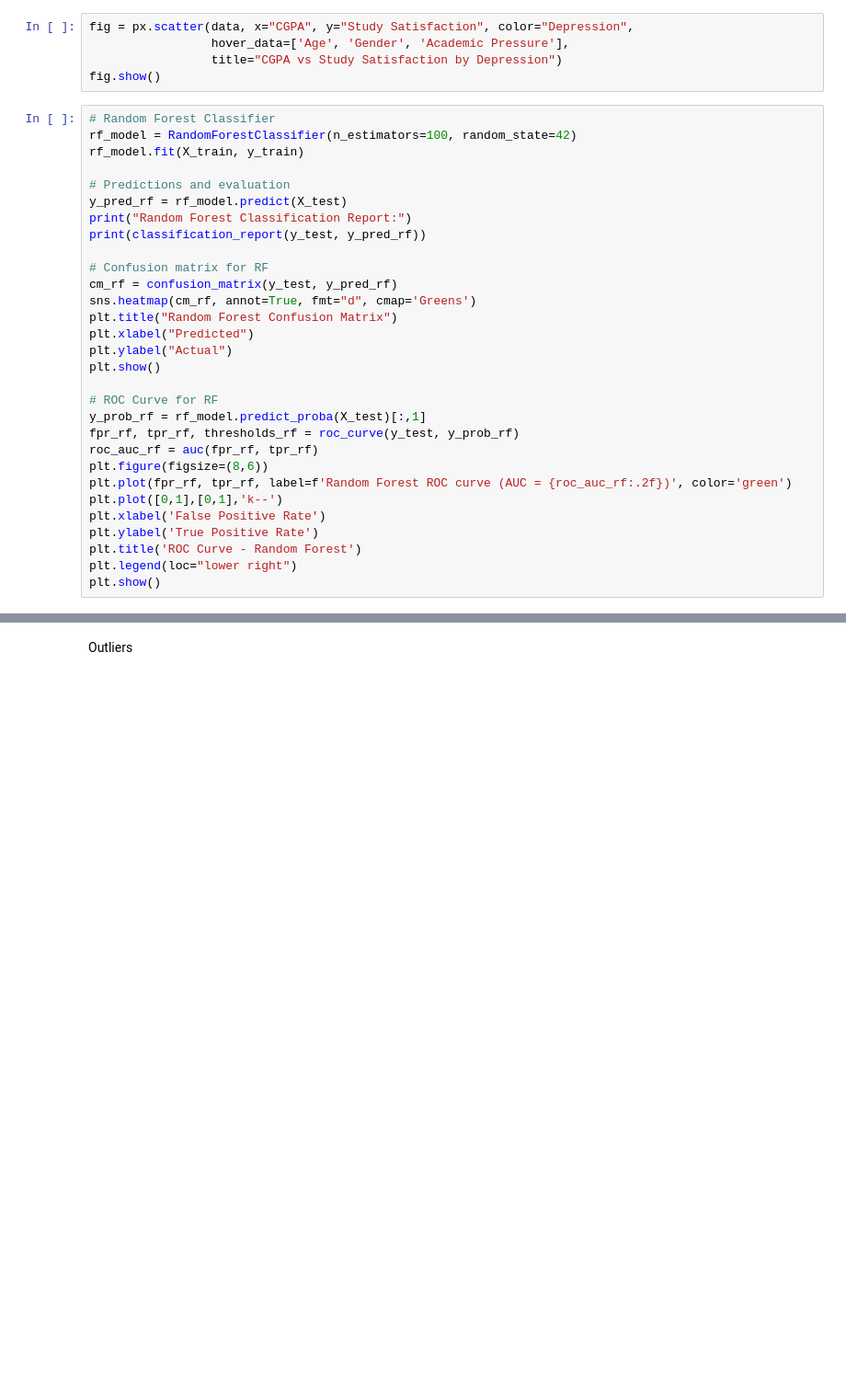
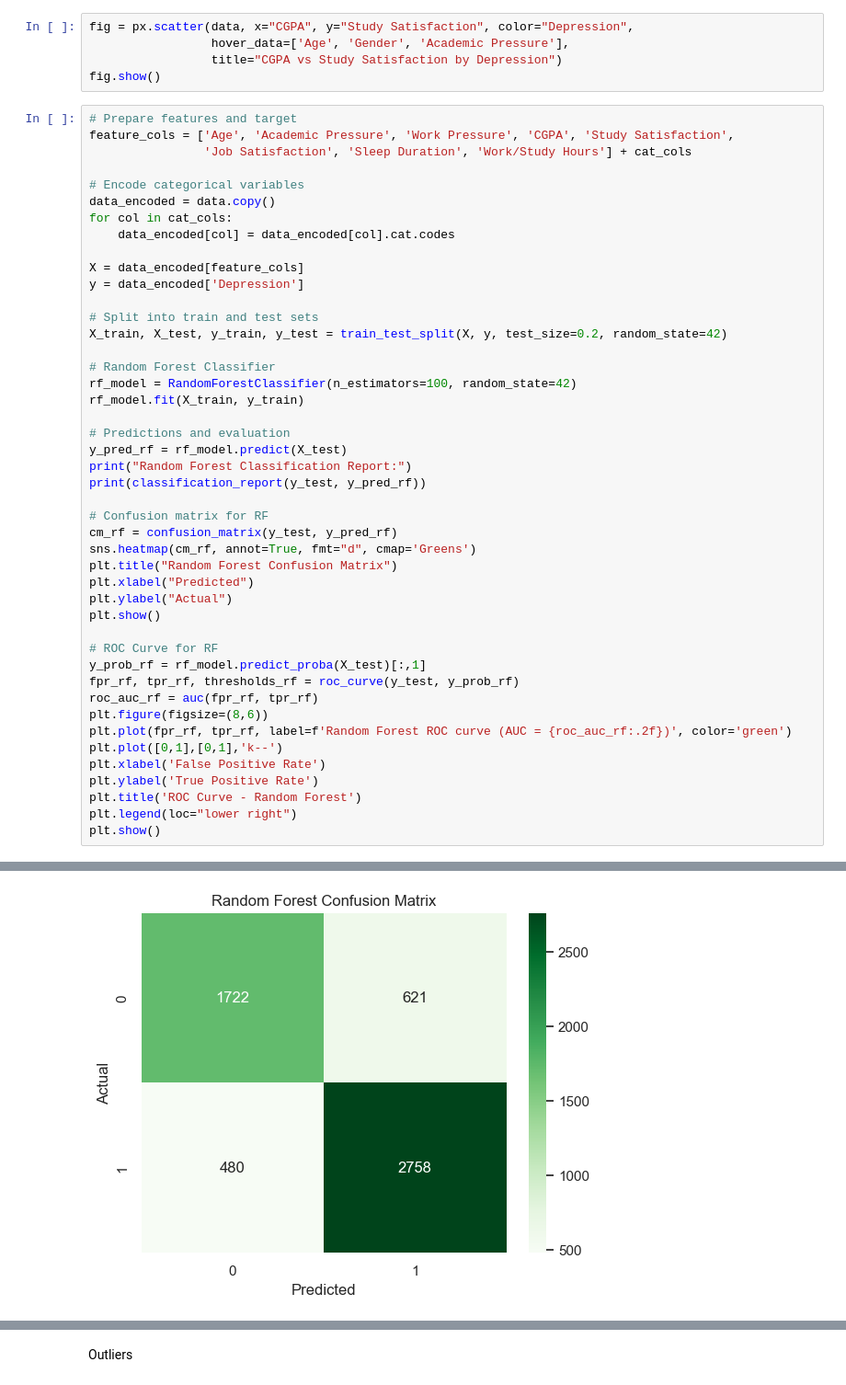
Before and after one commit to Factoria-F5-madrid/Proyecto3_JohiOrtiz_EDA, a Jupyter notebook: eda_depresión_estudiantes.ipynb, the cells around one changed output, grey strips where cells are left out. Shown at 92% size. Cells and saved outputs as stored; diff of their text form; blank space fills up the shorter version.

```diff
--- a/eda_depresión_estudiantes.ipynb
+++ b/eda_depresión_estudiantes.ipynb
@@ -224,6 +323,21 @@ fig = px.scatter(data, x="CGPA", y="Study Satisfaction", color="Depression",
                  title="CGPA vs Study Satisfaction by Depression")
 fig.show()
 # %%
+# Prepare features and target
+feature_cols = ['Age', 'Academic Pressure', 'Work Pressure', 'CGPA', 'Study Satisfaction',
+				'Job Satisfaction', 'Sleep Duration', 'Work/Study Hours'] + cat_cols
+
+# Encode categorical variables
+data_encoded = data.copy()
+for col in cat_cols:
+	data_encoded[col] = data_encoded[col].cat.codes
+
+X = data_encoded[feature_cols]
+y = data_encoded['Depression']
+
+# Split into train and test sets
+X_train, X_test, y_train, y_test = train_test_split(X, y, test_size=0.2, random_state=42)
+
 # Random Forest Classifier
 rf_model = RandomForestClassifier(n_estimators=100, random_state=42)
 rf_model.fit(X_train, y_train)
@@ -253,3 +367,4 @@ plt.ylabel('True Positive Rate')
 plt.title('ROC Curve - Random Forest')
 plt.legend(loc="lower right")
 plt.show()
+# %% [output]
@@ -255,0 +380 @@ plt.show()
+[figure, added]
```
Also changed, not shown: parts of 20 cells of this notebook, 1 other file.
